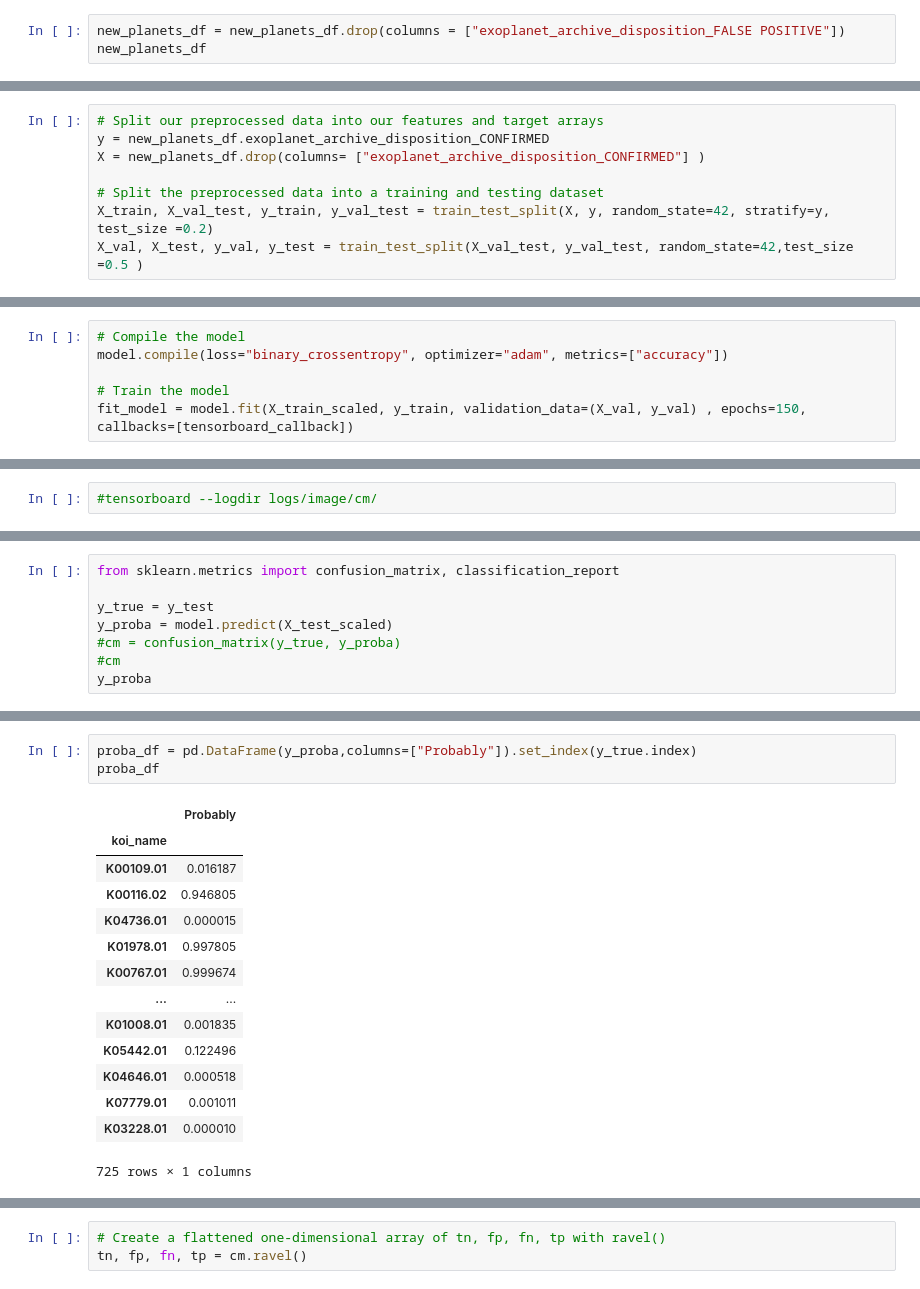
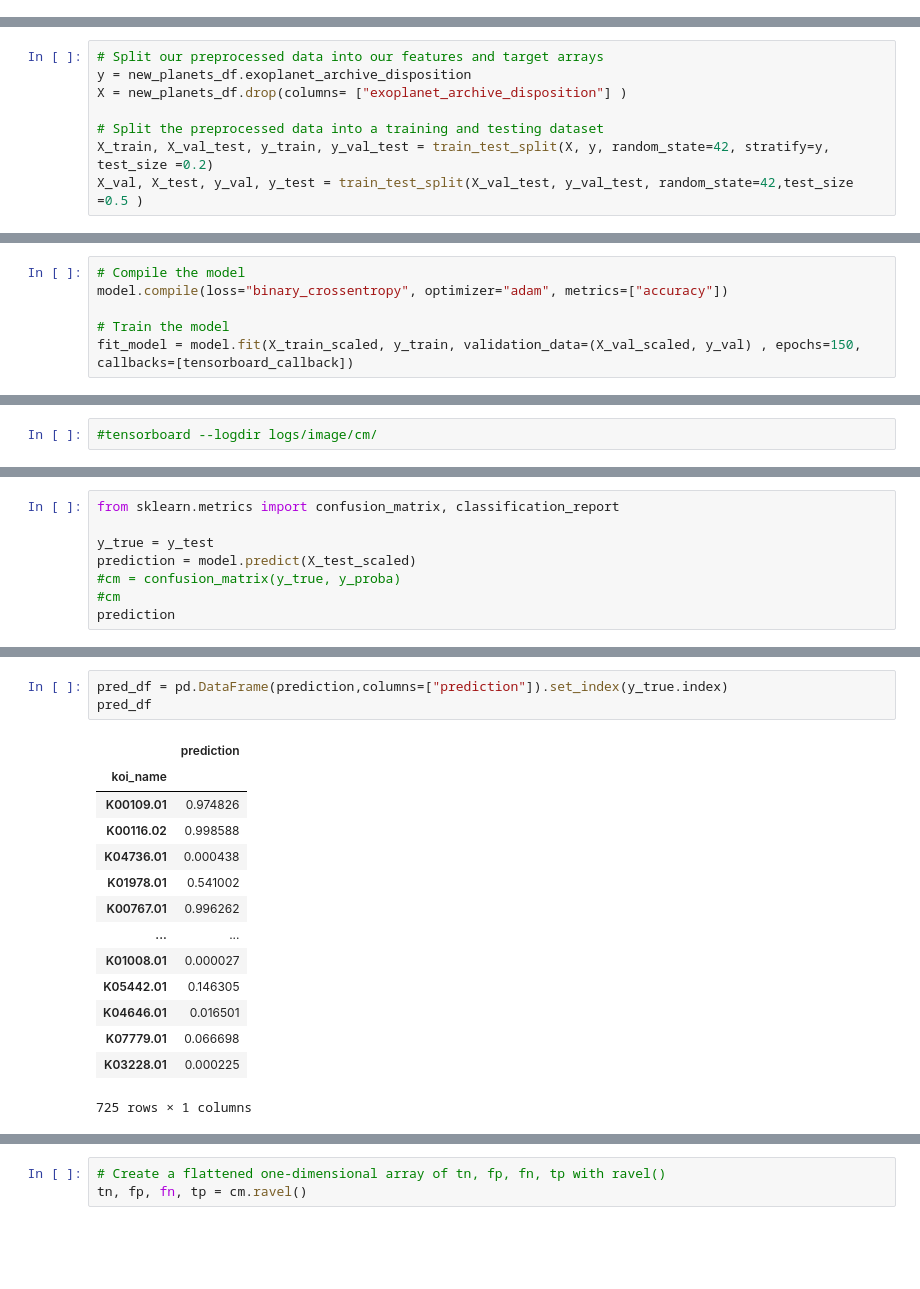
Before and after one commit to LiShanDa2021/exoplanet_detector, a Jupyter notebook: jupyter_notebooks/Machine_Learning_Near_Finished.ipynb, the cells around one changed output, grey strips where cells are left out. Drawn from its saved outputs; the diff is of its cells as text; blank space fills up the shorter version.

```diff
--- a/jupyter_notebooks/Machine_Learning_Near_Finished.ipynb
+++ b/jupyter_notebooks/Machine_Learning_Near_Finished.ipynb
@@ -174,6 +192,3 @@ dtype: int64
 # %%
 #planets_value_counts = planets_df["TCE_Delivery"].value_counts()
 #planets_value_counts
-# %%
-new_planets_df = new_planets_df.drop(columns = ["exoplanet_archive_disposition_FALSE POSITIVE"])
-new_planets_df
@@ -201,7 +201,7 @@ Name: exoplanet_archive_disposition_CONFIRMED, dtype: int64
 # %%
 # Split our preprocessed data into our features and target arrays
-y = new_planets_df.exoplanet_archive_disposition_CONFIRMED
-X = new_planets_df.drop(columns= ["exoplanet_archive_disposition_CONFIRMED"] )
+y = new_planets_df.exoplanet_archive_disposition
+X = new_planets_df.drop(columns= ["exoplanet_archive_disposition"] )
 
 # Split the preprocessed data into a training and testing dataset
 X_train, X_val_test, y_train, y_val_test = train_test_split(X, y, random_state=42, stratify=y, test_size =0.2)
@@ -321,6 +321,6 @@ _________________________________________________________________
 model.compile(loss="binary_crossentropy", optimizer="adam", metrics=["accuracy"])
 
 # Train the model
-fit_model = model.fit(X_train_scaled, y_train, validation_data=(X_val, y_val) , epochs=150, callbacks=[tensorboard_callback])
+fit_model = model.fit(X_train_scaled, y_train, validation_data=(X_val_scaled, y_val) , epochs=150, callbacks=[tensorboard_callback])
 # %% [output]
 Epoch 1/150
@@ -356,8 +357,8 @@ Loss: 0.45593029260635376, Accuracy: 0.8620689511299133
 from sklearn.metrics import confusion_matrix, classification_report
 
 y_true = y_test
-y_proba = model.predict(X_test_scaled)
+prediction = model.predict(X_test_scaled)
 #cm = confusion_matrix(y_true, y_proba)
 #cm
-y_proba
+prediction
 # %% [output]
@@ -438,20 +439,20 @@ true_df
 725 rows × 1 columns
 # %%
-proba_df = pd.DataFrame(y_proba,columns=["Probably"]).set_index(y_true.index)
-proba_df
+pred_df = pd.DataFrame(prediction,columns=["prediction"]).set_index(y_true.index)
+pred_df
 # %% [output]
-|  | Probably |
+|  | prediction |
 | koi_name |  |
-| K00109.01 | 0.016187 |
-| K00116.02 | 0.946805 |
-| K04736.01 | 0.000015 |
-| K01978.01 | 0.997805 |
-| K00767.01 | 0.999674 |
+| K00109.01 | 0.974826 |
+| K00116.02 | 0.998588 |
+| K04736.01 | 0.000438 |
+| K01978.01 | 0.541002 |
+| K00767.01 | 0.996262 |
 | ... | ... |
-| K01008.01 | 0.001835 |
-| K05442.01 | 0.122496 |
-| K04646.01 | 0.000518 |
-| K07779.01 | 0.001011 |
-| K03228.01 | 0.000010 |
+| K01008.01 | 0.000027 |
+| K05442.01 | 0.146305 |
+| K04646.01 | 0.016501 |
+| K07779.01 | 0.066698 |
+| K03228.01 | 0.000225 |
 725 rows × 1 columns
 # %%
```
Also changed, not shown: parts of 38 cells of this notebook.
